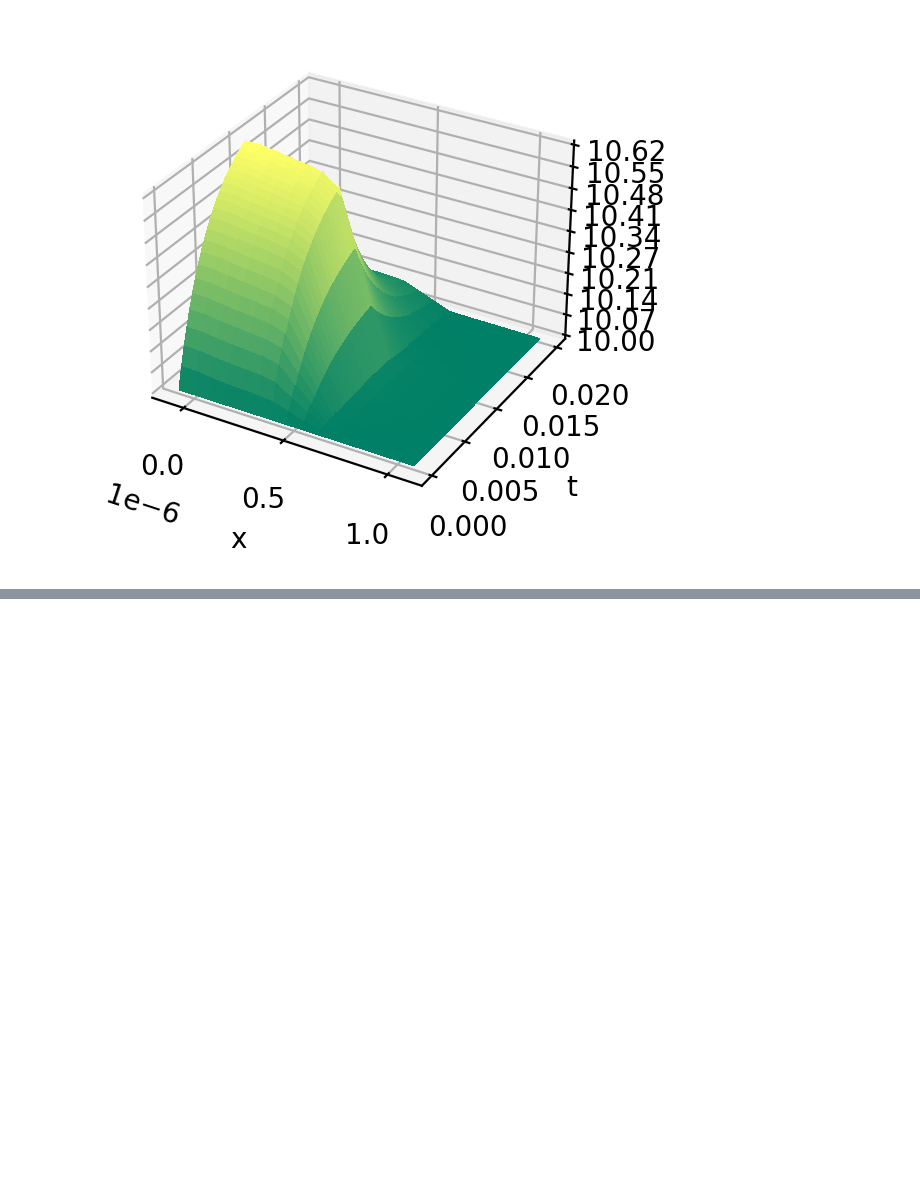
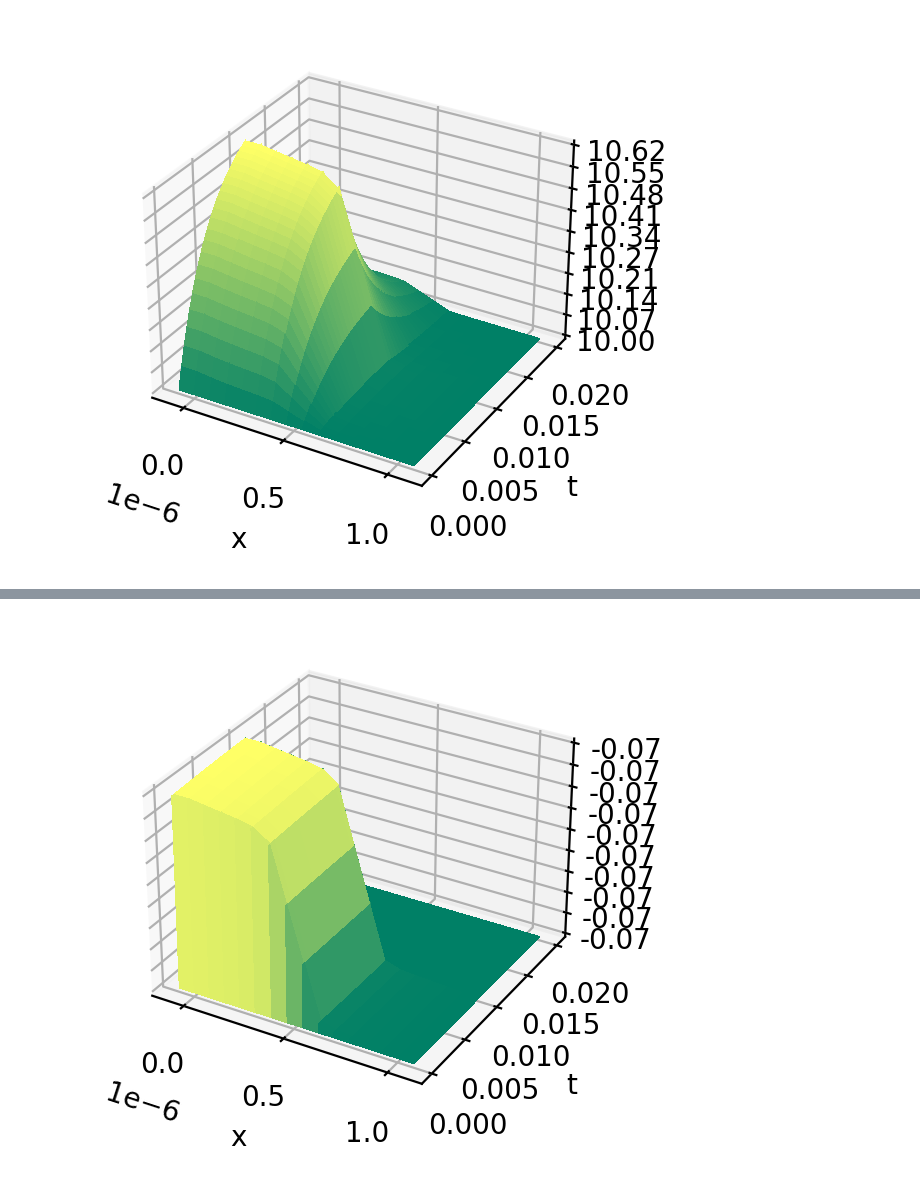
Before and after one commit to feblmu/Eberhardt2024Ion-concentration, a Jupyter notebook: notebooks/analyze_full_run.ipynb, the cells around one changed output, grey strips where cells are left out. Cells and saved outputs as stored; diff of their text form; code cells hidden in the pictures; blank space fills up the shorter version.

```diff
--- a/notebooks/analyze_full_run.ipynb
+++ b/notebooks/analyze_full_run.ipynb
@@ -14,7 +14,7 @@ import matplotlib.pyplot as plt
 # Load 20 ms run
 # %%
 # AMPA current intput to segments 1 in spine head
-results_file = './../simulation_results/full_run_test1_11082022.pcl'
+results_file = './../../simulation_results/full_run_test1_11082022.pcl'
 results = pickle.load(open(results_file, 'rb'))
 # %%
 t = list(results['data'].keys())
@@ -61,0 +65,14 @@ plt.show()
+# %%
+# AMPA current intput to segments 1 in spine head
+results_file = './../../simulation_results/varyDiffusion_12082022.pcl'
+results = pickle.load(open(results_file, 'rb'))
+
+t = list(results['data'].keys())
+phi = np.array([results['data'][ti]['phi'] for ti in t])
+c_Na = np.array([results['data'][ti]['c_Na'] for ti in t])
+c_K = np.array([results['data'][ti]['c_K'] for ti in t])
+c_Cl = np.array([results['data'][ti]['c_Cl'] for ti in t])
+x = results['params']['x']
+xx, tt = np.meshgrid(x,t)
+
+results['params']
@@ -61,0 +90,7 @@ plt.show()
+# %%
+fig = plt.figure(dpi=200, figsize=(3,3))
+pos = [0.1,0.1,0.8,0.8]
+plot.surface(fig, pos, xx, tt, phi)
+plt.show()
+# %% [output]
+[figure, added]
```
Also changed, not shown: parts of 9 cells of this notebook, 2 other files.
